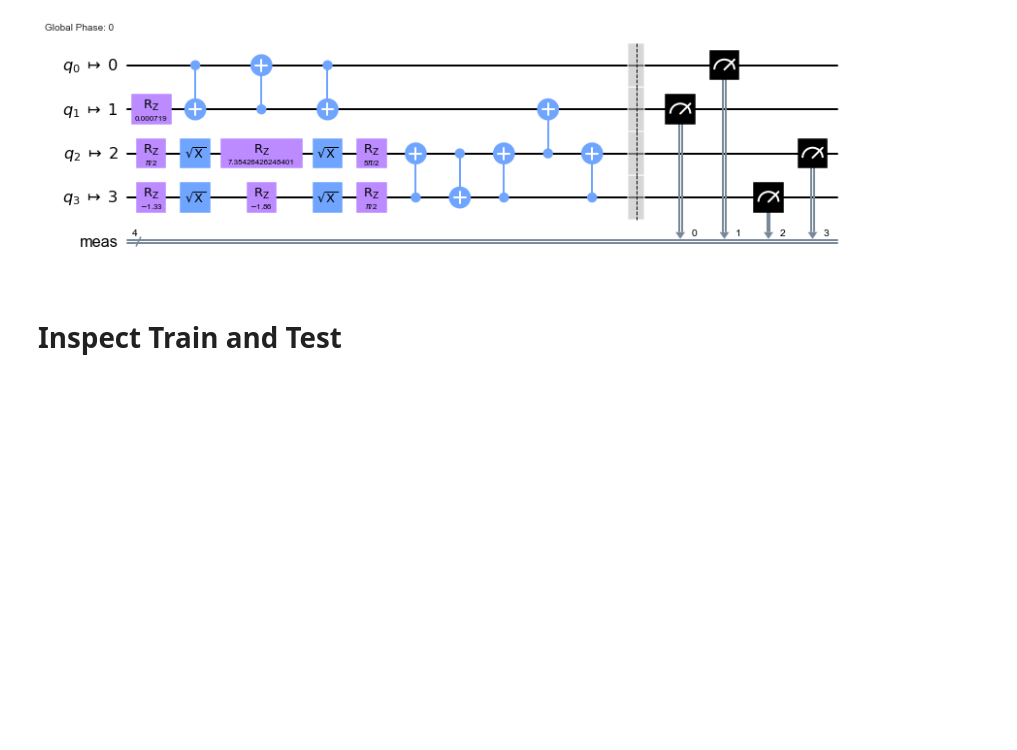
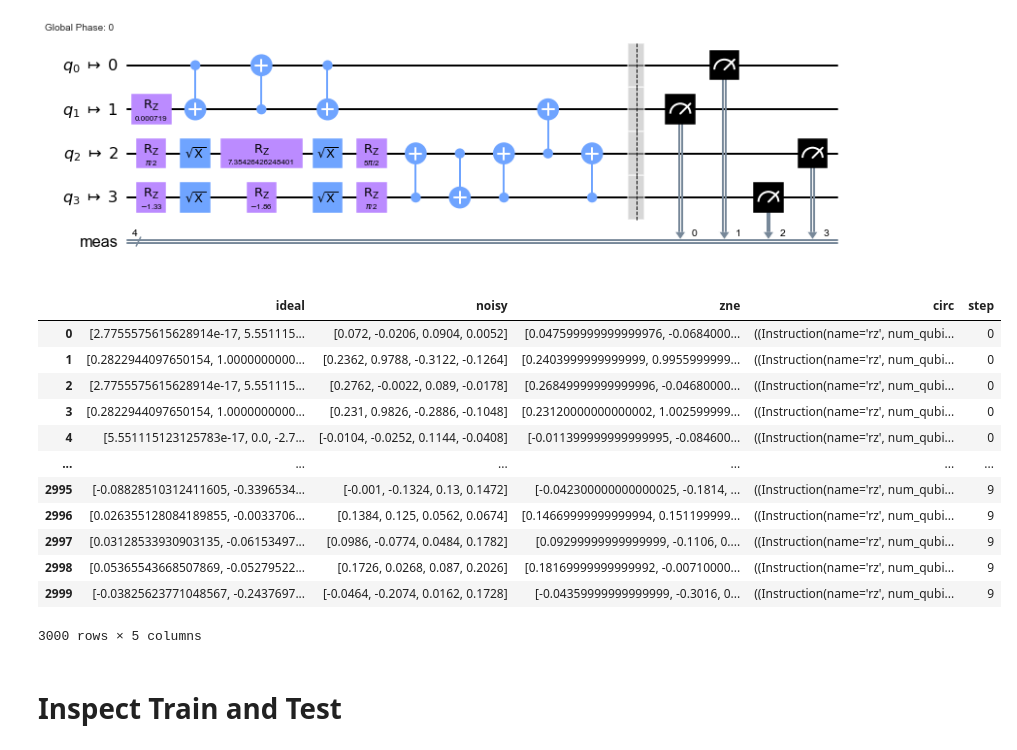
Before and after one commit to qiskit-community/ml-qem, a Jupyter notebook: docs/tutorials/h36_ising_4q_hardware_plot.ipynb, the cells around one changed output. Cells and saved outputs as stored; diff of their text form; code cells hidden in the pictures; blank space fills up the shorter version.

```diff
--- a/docs/tutorials/h36_ising_4q_hardware_plot.ipynb
+++ b/docs/tutorials/h36_ising_4q_hardware_plot.ipynb
@@ -328,7 +328,21 @@ rows = sorted(rows, key=lambda x: (x[-1]))
 # %%
 df = pd.DataFrame(rows)
 df.columns = ['ideal', 'noisy', 'zne', 'circ', 'step']
-# df
+df
+# %% [output]
+|  | ideal | noisy | zne | circ | step |
+| 0 | [2.7755575615628914e-17, 5.551115... | [0.072, -0.0206, 0.0904, 0.0052] | [0.047599999999999976, -0.0684000... | ((Instruction(name='rz', num_qubi... | 0 |
+| 1 | [0.2822944097650154, 1.0000000000... | [0.2362, 0.9788, -0.3122, -0.1264] | [0.2403999999999999, 0.9955999999... | ((Instruction(name='rz', num_qubi... | 0 |
+| 2 | [2.7755575615628914e-17, 5.551115... | [0.2762, -0.0022, 0.089, -0.0178] | [0.26849999999999996, -0.04680000... | ((Instruction(name='rz', num_qubi... | 0 |
+| 3 | [0.2822944097650154, 1.0000000000... | [0.231, 0.9826, -0.2886, -0.1048] | [0.23120000000000002, 1.002599999... | ((Instruction(name='rz', num_qubi... | 0 |
+| 4 | [5.551115123125783e-17, 0.0, -2.7... | [-0.0104, -0.0252, 0.1144, -0.0408] | [-0.011399999999999995, -0.084600... | ((Instruction(name='rz', num_qubi... | 0 |
+| ... | ... | ... | ... | ... | ... |
+| 2995 | [-0.08828510312411605, -0.3396534... | [-0.001, -0.1324, 0.13, 0.1472] | [-0.042300000000000025, -0.1814, ... | ((Instruction(name='rz', num_qubi... | 9 |
+| 2996 | [0.026355128084189855, -0.0033706... | [0.1384, 0.125, 0.0562, 0.0674] | [0.14669999999999994, 0.151199999... | ((Instruction(name='rz', num_qubi... | 9 |
+| 2997 | [0.03128533930903135, -0.06153497... | [0.0986, -0.0774, 0.0484, 0.1782] | [0.09299999999999999, -0.1106, 0.... | ((Instruction(name='rz', num_qubi... | 9 |
+| 2998 | [0.05365543668507869, -0.05279522... | [0.1726, 0.0268, 0.087, 0.2026] | [0.18169999999999992, -0.00710000... | ((Instruction(name='rz', num_qubi... | 9 |
+| 2999 | [-0.03825623771048567, -0.2437697... | [-0.0464, -0.2074, 0.0162, 0.1728] | [-0.04359999999999999, -0.3016, 0... | ((Instruction(name='rz', num_qubi... | 9 |
+3000 rows × 5 columns
 # %%
 train_size_per_step, test_size_per_step = 50, 250
 train_rows = df.groupby('step').head(train_size_per_step).reset_index(drop=True)
```
Also changed, not shown: parts of 1 cell of this notebook, 9 other files.
